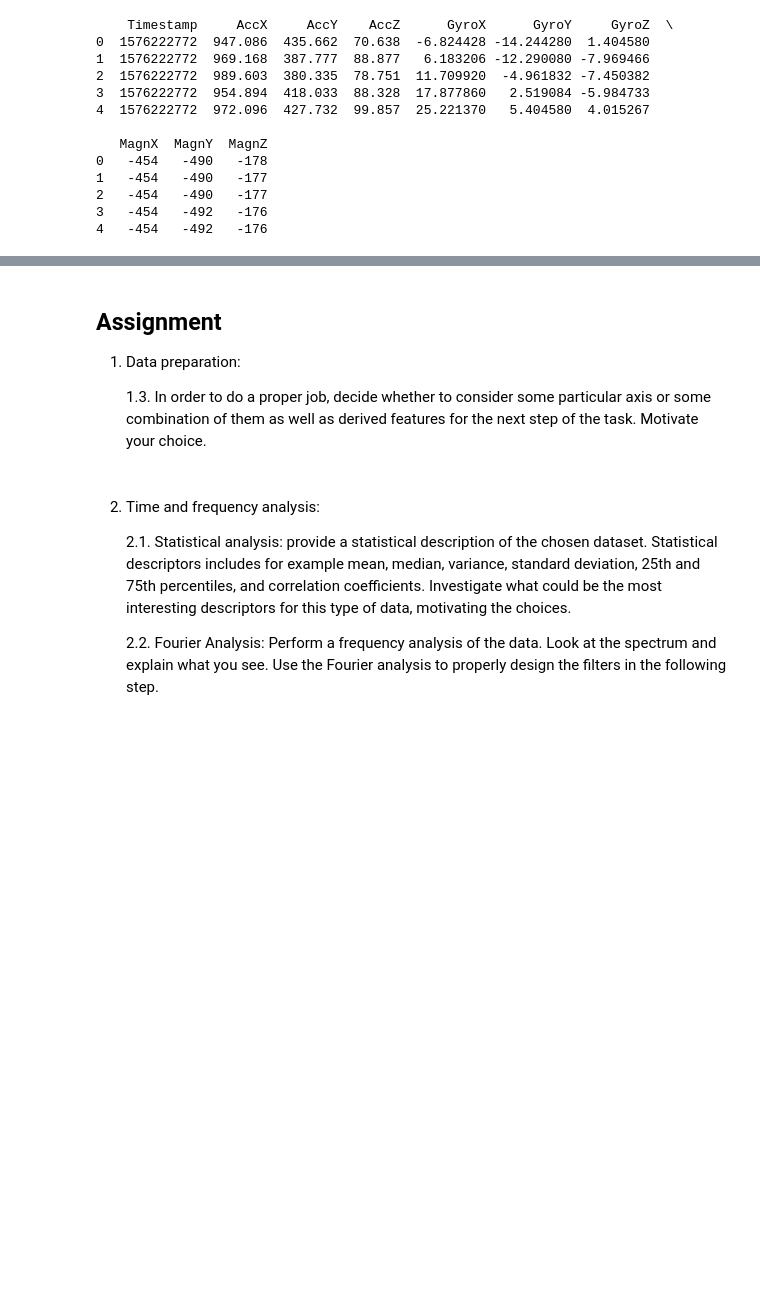
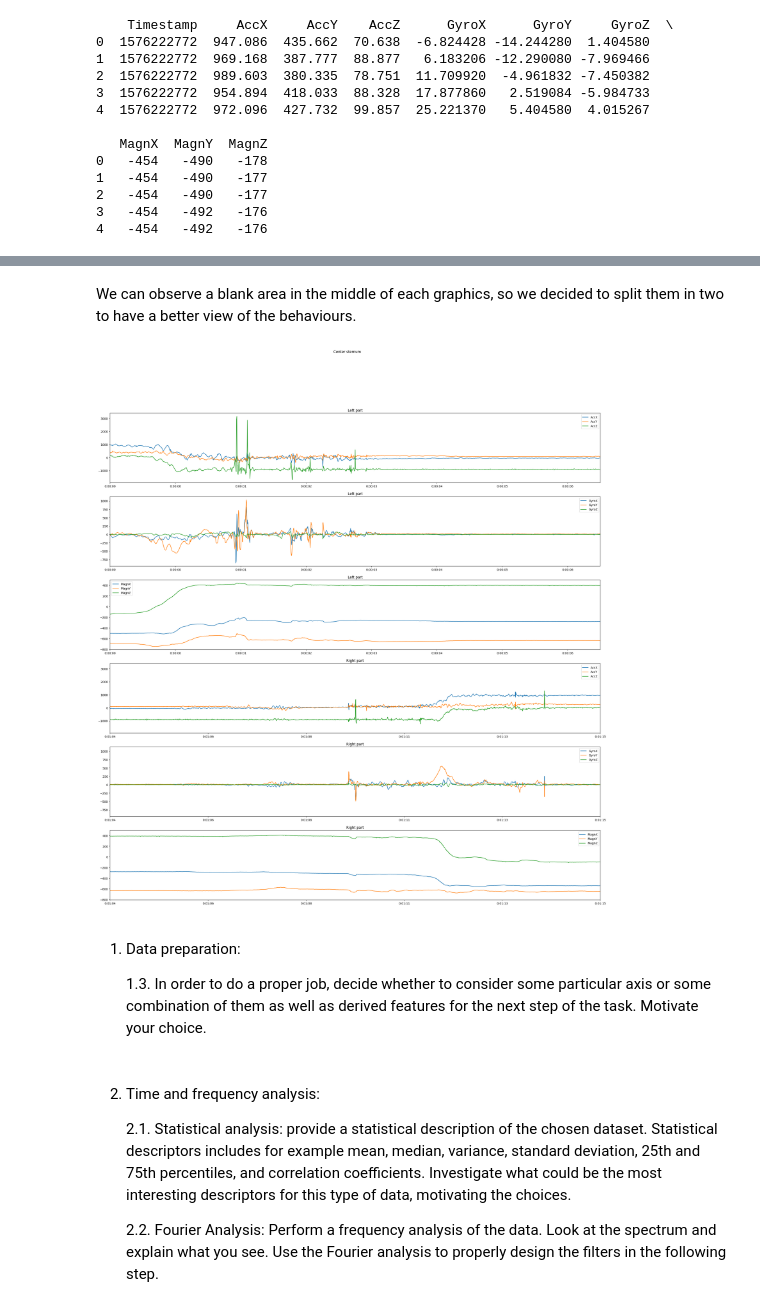
Before and after one commit to superbionicle/ProjectHEART, a Jupyter notebook: Project.ipynb, the cells around one changed output, grey strips where cells are left out. Saved outputs shown, nothing was run; the diff lists cells and outputs as text; code cells hidden in the pictures; blank space fills up the shorter version.

Commit message:
Improvements
Almost finished, only few things to correct for part 1.1 and 1.2 but will be done later

```diff
--- a/Project.ipynb
+++ b/Project.ipynb
@@ -195,6 +177,31 @@ graphDataFramePos(dataFrame,SSSFile)
+# %% [markdown]
+We can observe a blank area in the middle of each graphics, so we decided to split them in two to have a better view of the behaviours.
+# %%
+def graphDataFrameZoom(iDataFrame, iTitle):
+    values = np.arange(0, len(iDataFrame), 1)
+
+    figure, axs = plt.subplots(6, figsize=(30, 30))
+    figure.suptitle(str(iTitle))
+
+    for index, metric in enumerate(metrics):
+        metricAxe = np.array([metric + axe for axe in axes])
+        axs[index].plot(values, iDataFrame[metricAxe], label=metricAxe)
+        axs[index].legend()
+        axs[index].set_title("Left part")
+        axs[index].xaxis.set_major_formatter(plt.FuncFormatter(format_func))
+        axs[index].set_xlim(0, 1500)
+
+        axs[3 + index].plot(values, iDataFrame[metricAxe], label=metricAxe)
+        axs[3 + index].legend()
+        axs[3+index].set_title("Right part")
+        axs[3 + index].xaxis.set_major_formatter(plt.FuncFormatter(format_func))
+        axs[3+ index].set_xlim(14000, 16500)
+
+
+graphDataFrameZoom(dataFrame, "Center sternum")
+# %% [output]
+[figure, added]
 # %% [markdown]
-## Assignment
-
 1. Data preparation:
 
     1.3. In order to do a proper job, decide whether to consider some particular axis or some combination of them as well as derived features for the next step of the task. Motivate your choice.
```
Also changed, not shown: parts of 6 cells of this notebook, 1 other file.
